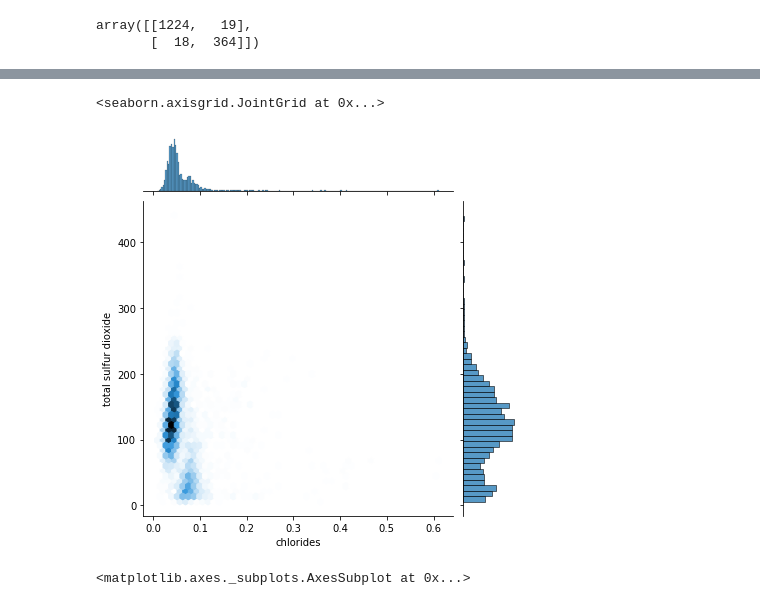
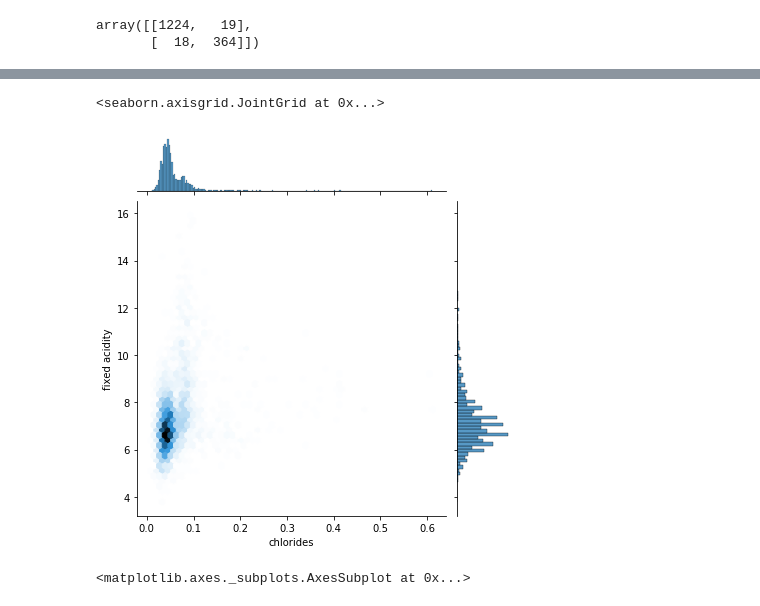
Before and after one commit to pkrosoff/wine_machine_learning, a Jupyter notebook: data/wine_quality_classification_phoebe.ipynb, the cells around one changed output, grey strips where cells are left out. Cells and saved outputs as stored; diff of their text form; code cells hidden in the pictures.

```diff
--- a/data/wine_quality_classification_phoebe.ipynb
+++ b/data/wine_quality_classification_phoebe.ipynb
@@ -245,8 +199,8 @@ sns.histplot(white["chlorides"], color='yellow')
 # %%
-sns.jointplot(allwines['chlorides'], allwines['total sulfur dioxide'], kind='hex')
+sns.jointplot(allwines['chlorides'], allwines['fixed acidity'], kind='hex')
 # %% [output]
 <seaborn.axisgrid.JointGrid at 0x...>
-[figure, old version]
+[figure, new version]
 # %%
 sns.heatmap(allwines[['chlorides', 'citric acid']], yticklabels=False)
 # %% [output]
```
Also changed, not shown: parts of 31 cells of this notebook, 17 other files.
